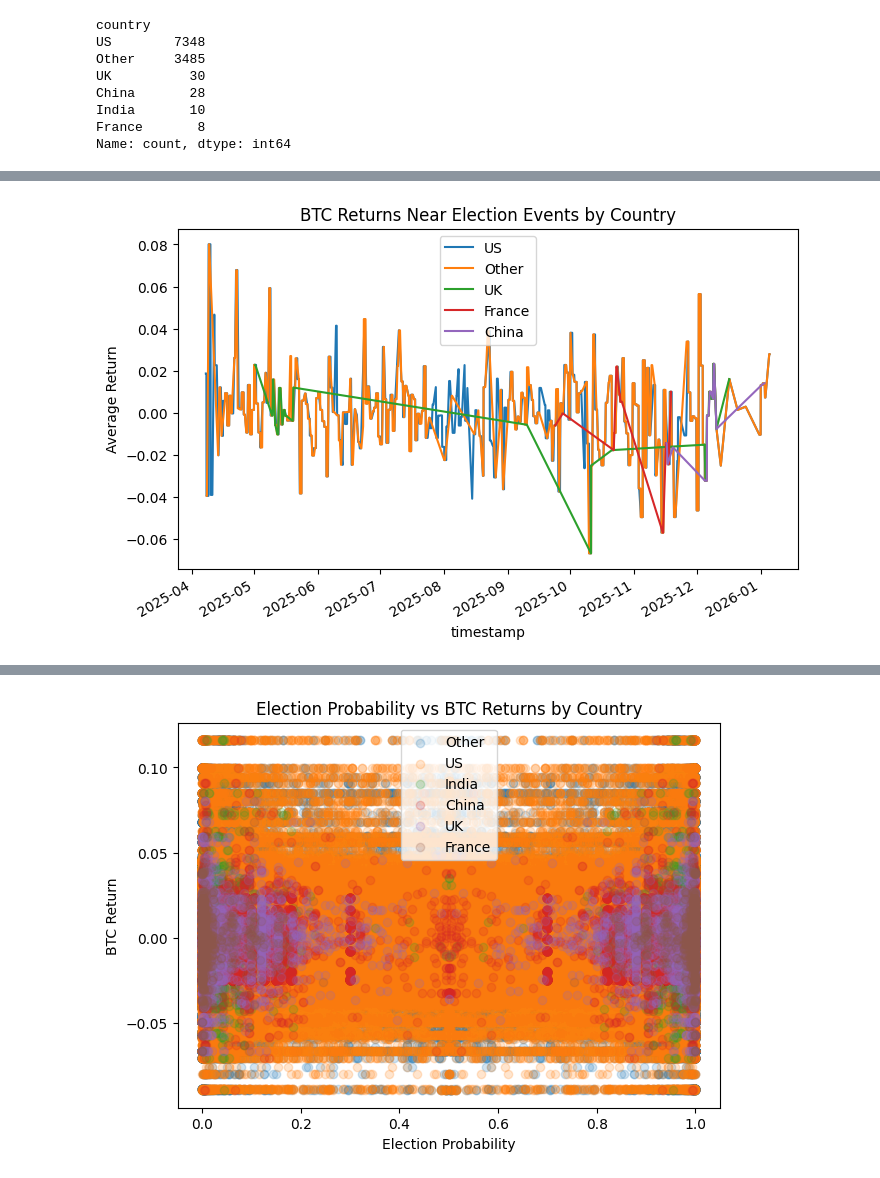
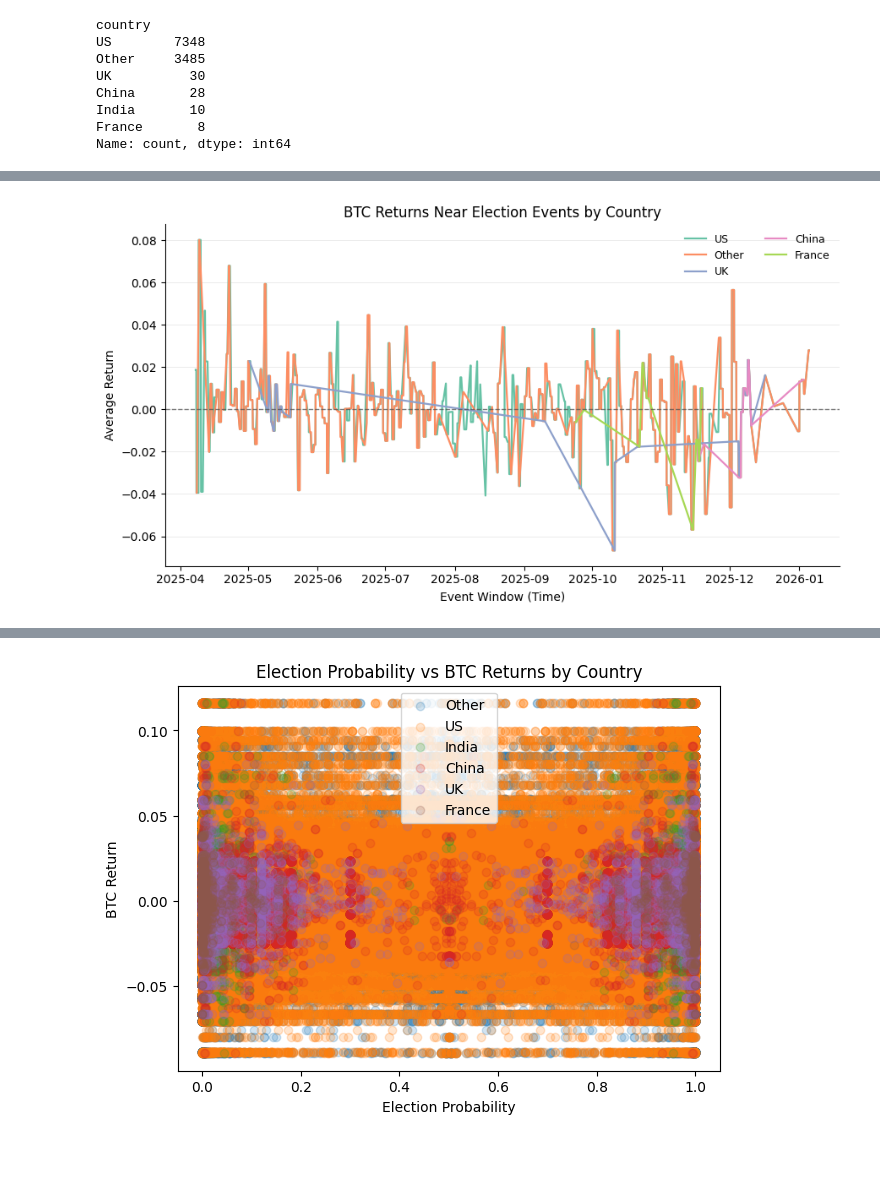
Before and after one commit to migathicharian/lse-bitcoin-analytics-capstone-template, a Jupyter notebook: eda/eda_classification_country.ipynb, the cells around one changed output, grey strips where cells are left out. Cells and saved outputs as stored; diff of their text form; code cells hidden in the pictures; blank space fills up the shorter version.

```diff
--- a/eda/eda_classification_country.ipynb
+++ b/eda/eda_classification_country.ipynb
@@ -431,27 +493,49 @@ for market_id, group in election_trades_country.groupby('market_id'):
 
 event_window_df = pd.concat(event_windows)
 # %%
-plt.figure(figsize=(8,5))
+# Polished multi-line: average BTC returns near election events by country
+top_n = 6
 
-for country in event_window_df['country'].unique():
+top_countries = (
+    event_window_df['country']
+    .value_counts()
+    .head(top_n)
+    .index
+)
 
-    subset = event_window_df[
-        event_window_df['country'] == country
-    ]
+plot_df = event_window_df[event_window_df['country'].isin(top_countries)].copy()
 
+fig, ax = plt.subplots(figsize=(9, 5))
+
+palette = sns.color_palette("Set2", n_colors=top_n)
+
+for color, country in zip(palette, top_countries):
+    subset = plot_df[plot_df['country'] == country]
     avg_returns = subset.groupby('timestamp')['log_return'].mean()
+    ax.plot(
+        avg_returns.index,
+        avg_returns.values,
+        color=color,
+        lw=1.6,
+        label=country
+    )
 
-    avg_returns.plot(label=country)
+# Reference line and styling
+ax.axhline(0, color='#4D4D4D', lw=1, ls='--', alpha=0.7)
 
-plt.legend()
+ax.set_title("BTC Returns Near Election Events by Country", fontsize=12)
+ax.set_xlabel("Event Window (Time)")
+ax.set_ylabel("Average Return")
 
-plt.title("BTC Returns Near Election Events by Country")
+ax.grid(axis='y', color='#D9D9D9', lw=0.6, alpha=0.6)
+ax.set_axisbelow(True)
 
-plt.ylabel("Average Return")
-
+ax.legend(frameon=False, fontsize=9, ncol=2)
+sns.despine()
+plt.tight_layout()
 plt.show()
 # %% [output]
-[figure, old version]
+[figure, new version]
 # %%
 event_windows = []
 
```
Also changed, not shown: parts of 17 cells of this notebook.
